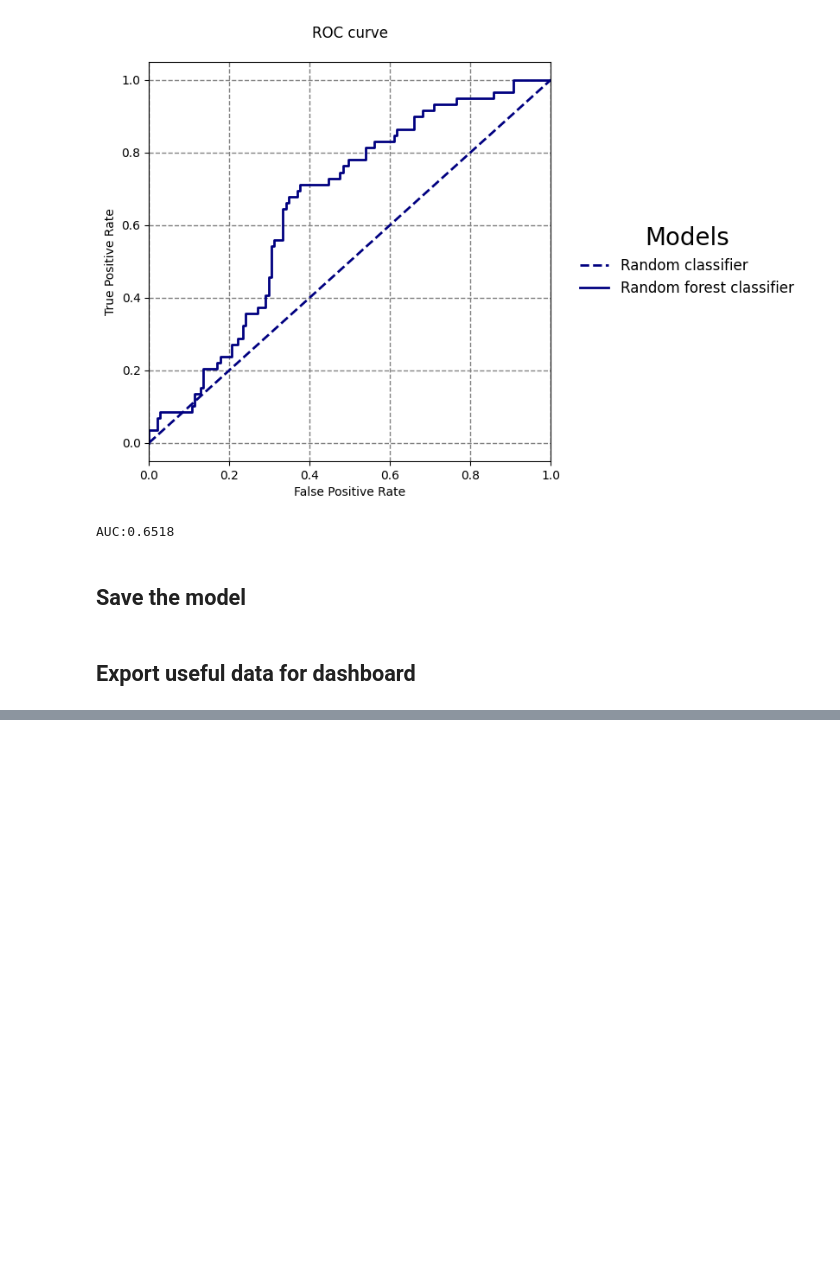
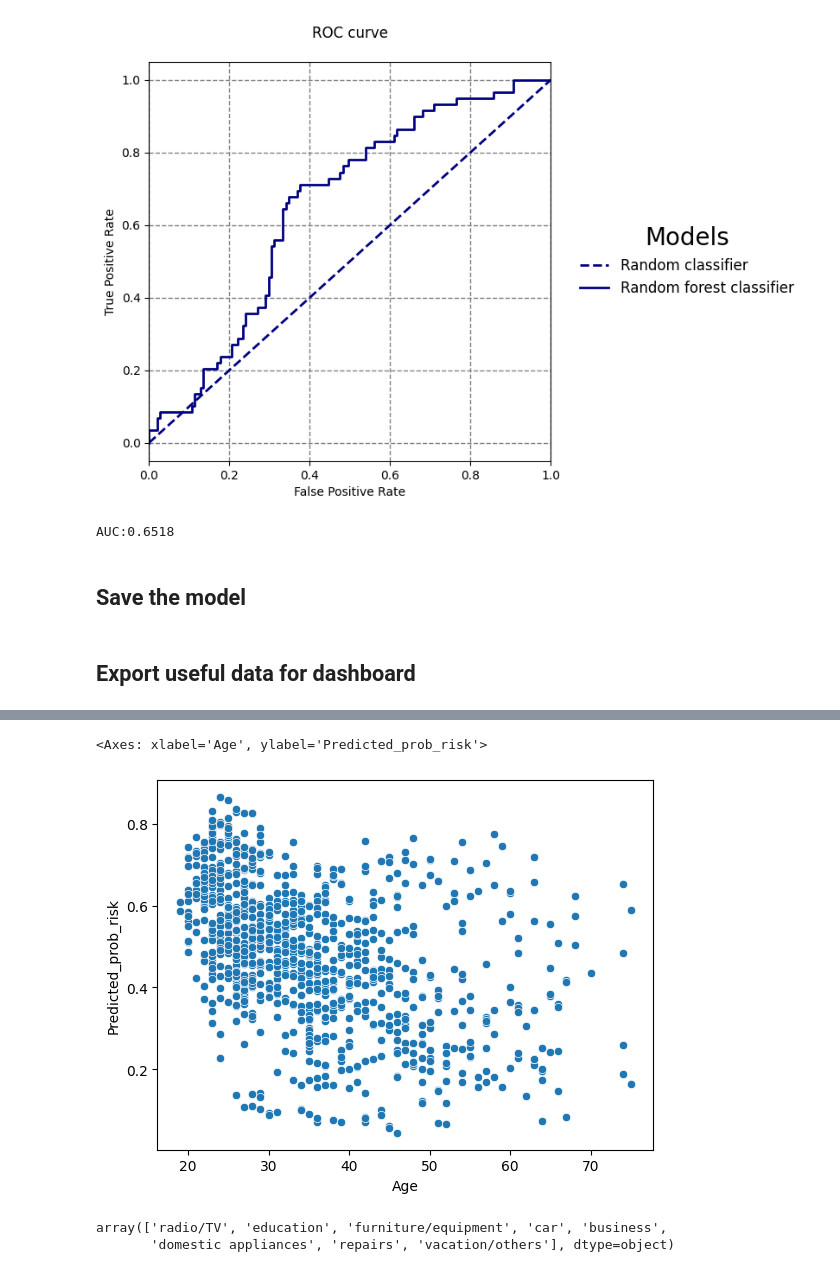
Before and after one commit to koomited/Hack2Hire_TestTech_Profile_54, a Jupyter notebook: EDA.ipynb, the cells around one changed output, grey strips where cells are left out. Cells and saved outputs as stored; diff of their text form; code cells hidden in the pictures; blank space fills up the shorter version.

```diff
--- a/EDA.ipynb
+++ b/EDA.ipynb
@@ -516,0 +505,10 @@ dashboard_data.to_csv("dashboard_data.csv")
+# %%
+sns.scatterplot(dashboard_data, x="Age", y="Predicted_prob_risk")
+# %% [output]
+<Axes: xlabel='Age', ylabel='Predicted_prob_risk'>
+[figure, added]
+# %%
+dashboard_data.Purpose.unique()
+# %% [output]
+array(['radio/TV', 'education', 'furniture/equipment', 'car', 'business',
+       'domestic appliances', 'repairs', 'vacation/others'], dtype=object)
```
Also changed, not shown: parts of 6 cells of this notebook, 7 other files.
